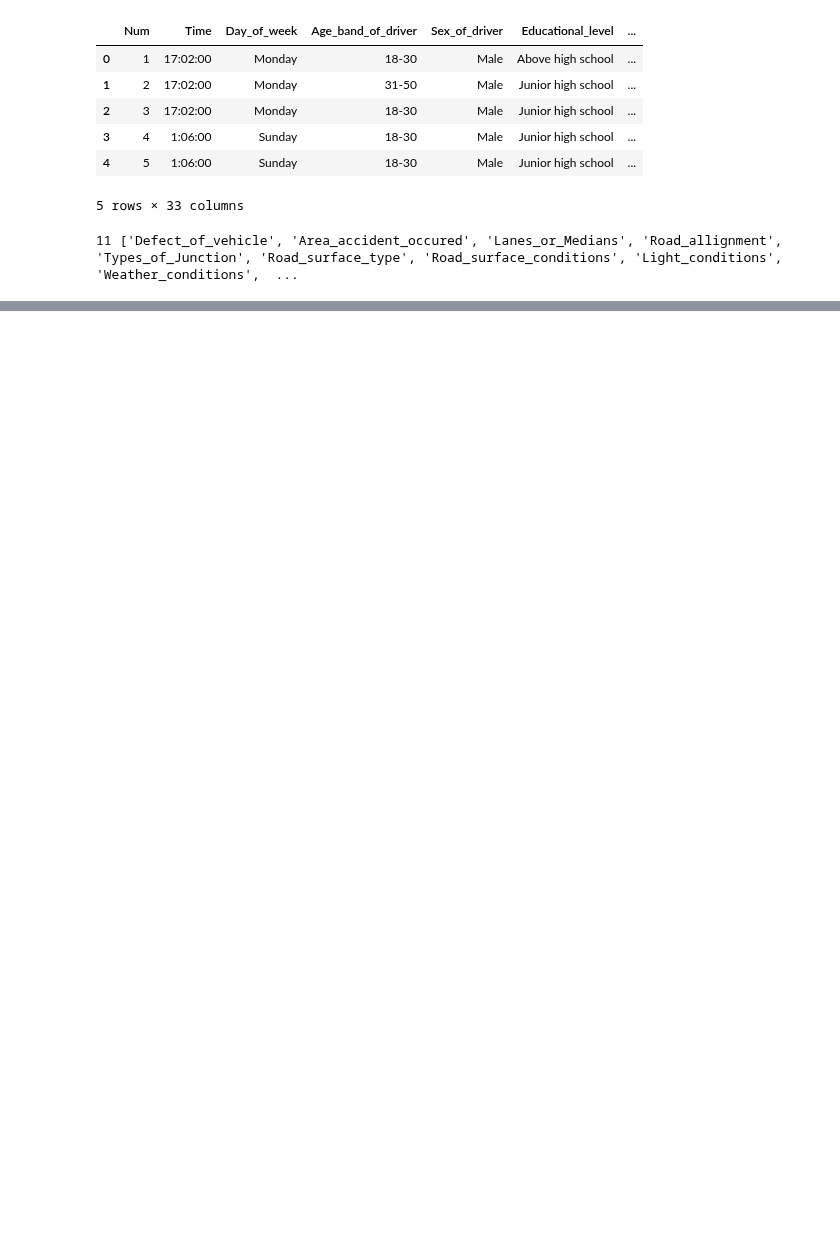
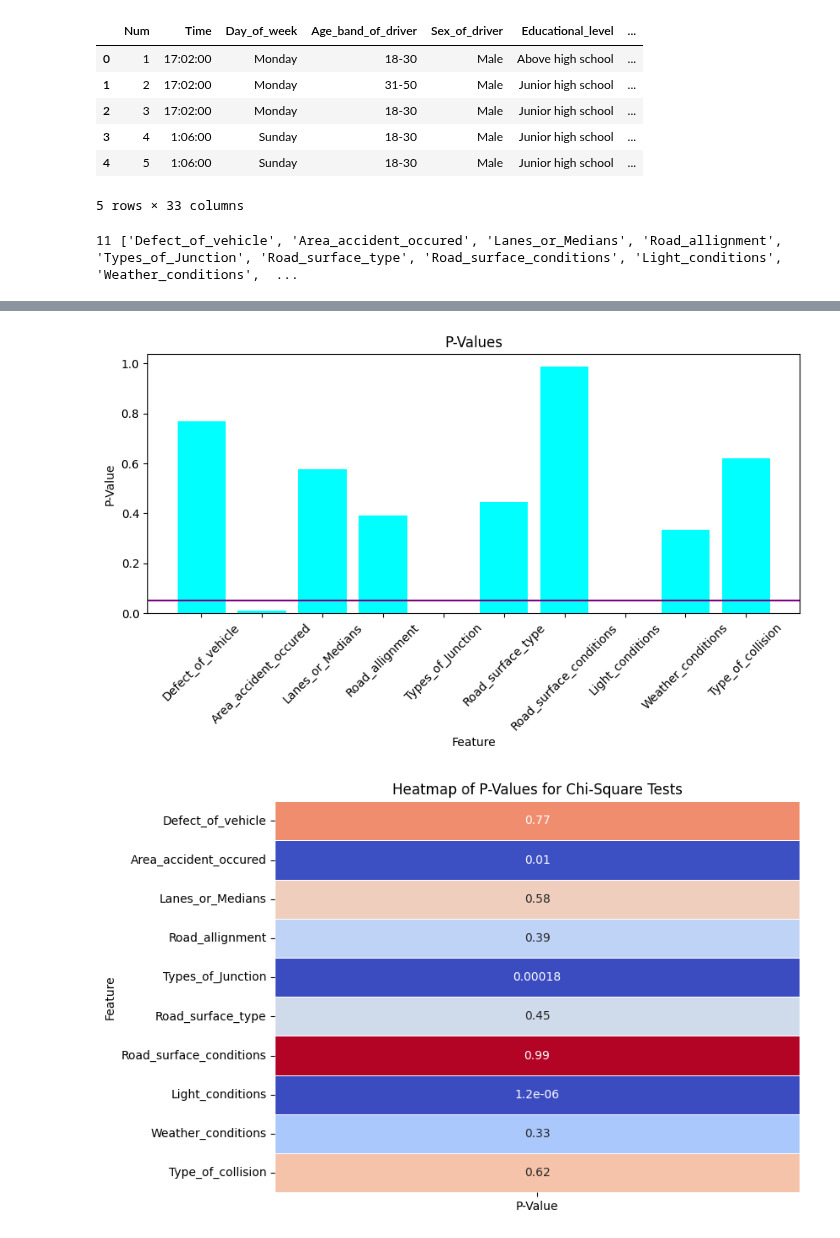
Before and after one commit to junclemente/ADS502-FinalProject, a Jupyter notebook: amayrani/eda.ipynb, the cells around one changed output, grey strips where cells are left out. Saved outputs shown, nothing was run; the diff lists cells and outputs as text; code cells hidden in the pictures; blank space fills up the shorter version.

```diff
--- a/amayrani/eda.ipynb
+++ b/amayrani/eda.ipynb
@@ -27,0 +133,21 @@ print(len(set2),set2)
+# %%
+#Define function to perform chi-square test
+def perform_chi2_test(df, feature1, target):
+    contingency_table = pd.crosstab(df[feature1], df[target])
+    chi2, p_value, dof, expected = chi2_contingency(contingency_table)
+    return chi2, p_value
+# %%
+chi_square_results = []
+chi_square_values = []
+p_values = []
+# %%
+#Perform chi-squared test
+for column in categorical_features:
+    chi2, p_value = perform_chi2_test(df, column, 'Accident_severity')
+    chi_square_results.append((column, chi2, p_value))
+    chi_square_values.append(chi2)
+    p_values.append(p_value)
+    print(f"Chi-squared test for {column}:")
+    print(f"Chi-squared value: {chi2}")
+    print(f"P-value: {p_value}")
+    print(f"Degrees of Freedom: {dof:.02f}\n")
@@ -27,0 +172,23 @@ print(len(set2),set2)
+# %%
+# Visualize P-Values
+plt.figure(figsize=(10, 4))
+plt.bar(categorical_features, p_values, color='cyan')
+#Significance level:
+plt.axhline(0.05, color='purple')
+plt.title('P-Values')
+plt.xlabel('Feature')
+plt.ylabel('P-Value')
+plt.xticks(rotation=45)
+plt.show()
+
+# Heatmap for P-Values
+p_values_df = pd.DataFrame({'Feature': categorical_features, 'P-Value': p_values})
+p_values_df.set_index('Feature', inplace=True)
+
+plt.figure(figsize=(8, 6))
+sns.heatmap(p_values_df, annot=True, cmap='coolwarm', cbar=False, linewidths=0.5)
+plt.title('Heatmap of P-Values for Chi-Square Tests')
+plt.show()
+# %% [output]
+[figure, added]
+[figure, added]
```
Also changed, not shown: parts of 9 cells of this notebook.
